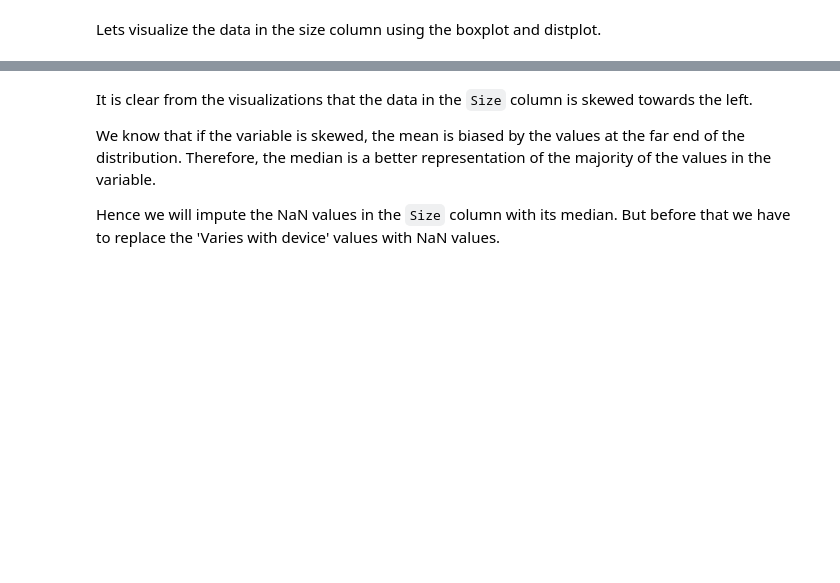
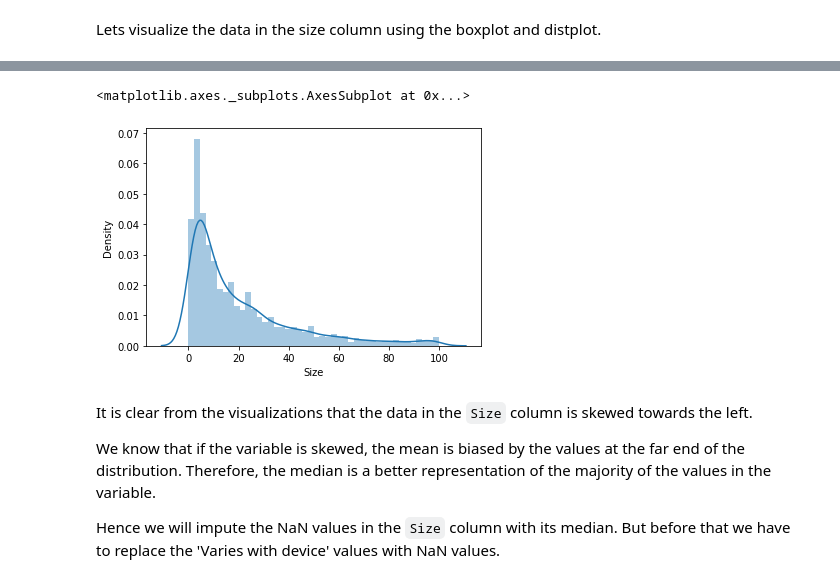
Before and after one commit to Saif-Khan435/Play-Store-App-Review-Analysis, a Jupyter notebook: Mohammed_Saif_Khan_M1W6_Play_Store_App_Review_Analysis_Capstone_Project.ipynb, the cells around one changed output, grey strips where cells are left out. Drawn from its saved outputs; the diff is of its cells as text; code cells hidden in the pictures; blank space fills up the shorter version.

```diff
--- a/Mohammed_Saif_Khan_M1W6_Play_Store_App_Review_Analysis_Capstone_Project.ipynb
+++ b/Mohammed_Saif_Khan_M1W6_Play_Store_App_Review_Analysis_Capstone_Project.ipynb
@@ -954,7 +1003,10 @@ sns.boxplot(data = ps_df[ps_df['Size'] != 'Varies with device']['Size'], x= ps_d
 # %%
 # Distplot
 
-sns.distplot(ps_df[ps_df['Size'] != 'Varies with device']['Size'])
+sns.distplot(apps_df[apps_df.Size != 'Varies with device'].Size)
+# %% [output]
+<matplotlib.axes._subplots.AxesSubplot at 0x...>
+[figure, added]
 # %% [markdown]
 It is clear from the visualizations that the data in the `Size` column is skewed towards the left.
 
```
Also changed, not shown: parts of 173 cells of this notebook.
